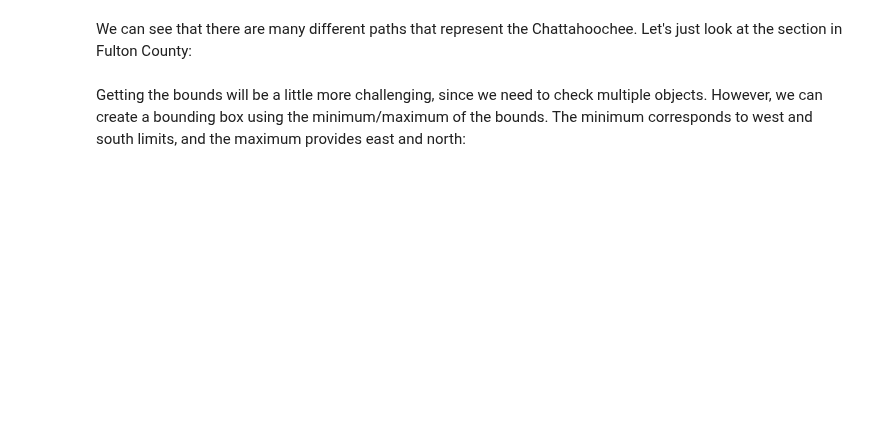
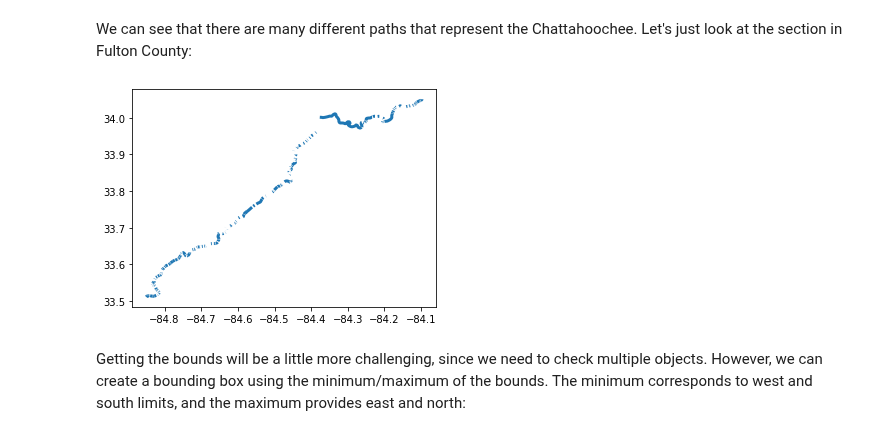
Before and after one commit to medford-group/data_analytics_for_engineers, a Jupyter notebook: modules/3-data_management/data_management.ipynb, the cells around one changed output. Cells and saved outputs as stored; diff of their text form; code cells hidden in the pictures; blank space fills up the shorter version.

```diff
--- a/modules/3-data_management/data_management.ipynb
+++ b/modules/3-data_management/data_management.ipynb
@@ -575,7 +830,9 @@ hooch.head(5)
 We can see that there are many different paths that represent the Chattahoochee. Let's just look at the section in Fulton County:
 # %%
 hooch = hooch[hooch['COUNTY_FIP'] == '121']
-hooch.plot()
+hooch.plot(lw=3);
+# %% [output]
+[figure, added]
 # %% [markdown]
 Getting the bounds will be a little more challenging, since we need to check multiple objects. However, we can create a bounding box using the minimum/maximum of the bounds. The minimum corresponds to west and south limits, and the maximum provides east and north:
 # %%
```
Also changed, not shown: parts of 60 cells of this notebook.
